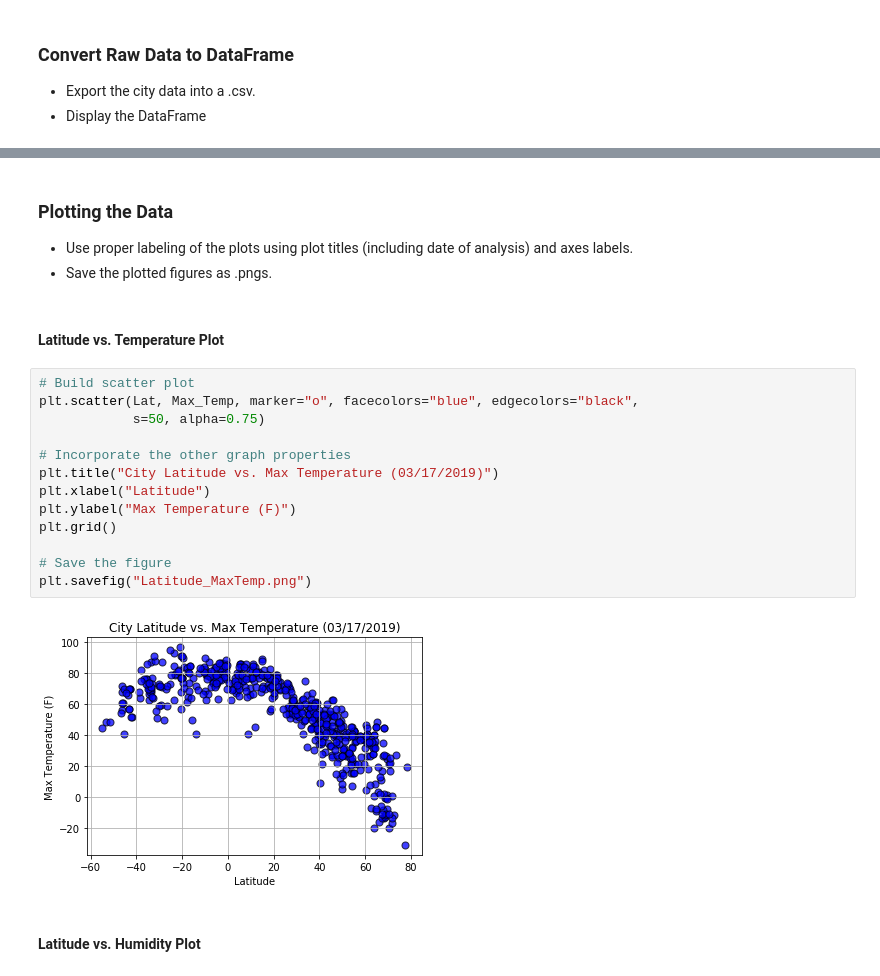
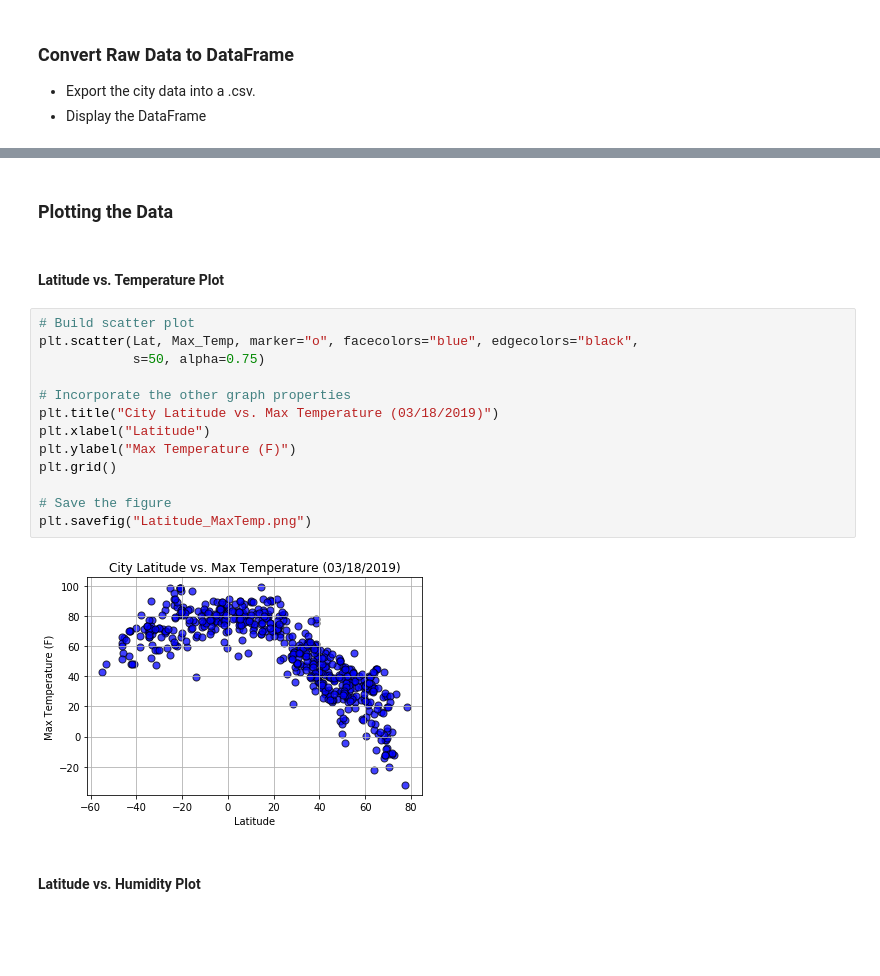
Before and after one commit to CheskaGatus/API-WeatherPy, a Jupyter notebook: WeatherPy.ipynb, the cells around one changed output, grey strips where cells are left out. Saved outputs shown, nothing was run; the diff lists cells and outputs as text; blank space fills up the shorter version.

```diff
--- a/WeatherPy.ipynb
+++ b/WeatherPy.ipynb
@@ -174,25 +174,23 @@ Wind Speed    545
 dtype: int64
-# %% [markdown]
-### Plotting the Data
-* Use proper labeling of the plots using plot titles (including date of analysis) and axes labels.
-* Save the plotted figures as .pngs.
+# %% [markdown]
+### Plotting the Data
 # %% [markdown]
 #### Latitude vs. Temperature Plot
 # %%
 # Build scatter plot
 plt.scatter(Lat, Max_Temp, marker="o", facecolors="blue", edgecolors="black",
             s=50, alpha=0.75)
 
 # Incorporate the other graph properties
-plt.title("City Latitude vs. Max Temperature (03/17/2019)")
+plt.title("City Latitude vs. Max Temperature (03/18/2019)")
 plt.xlabel("Latitude")
 plt.ylabel("Max Temperature (F)")
 plt.grid()
 
 # Save the figure
 plt.savefig("Latitude_MaxTemp.png")
 # %% [output]
-[figure, old version]
+[figure, new version]
 # %% [markdown]
 #### Latitude vs. Humidity Plot
 # %%
```
Also changed, not shown: parts of 8 cells of this notebook.
